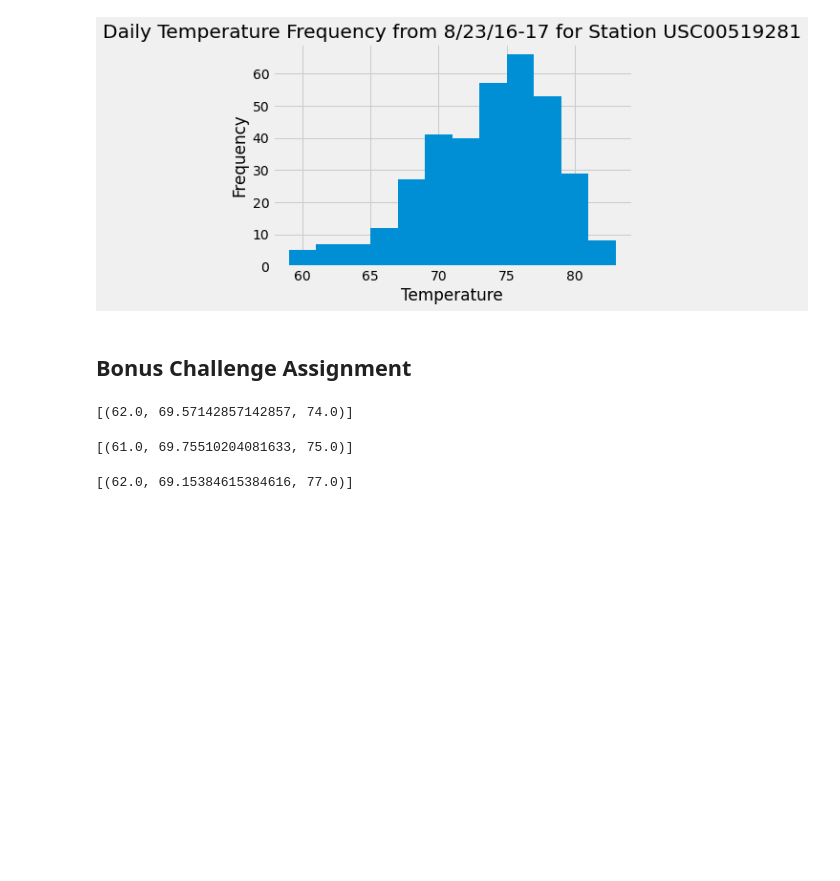
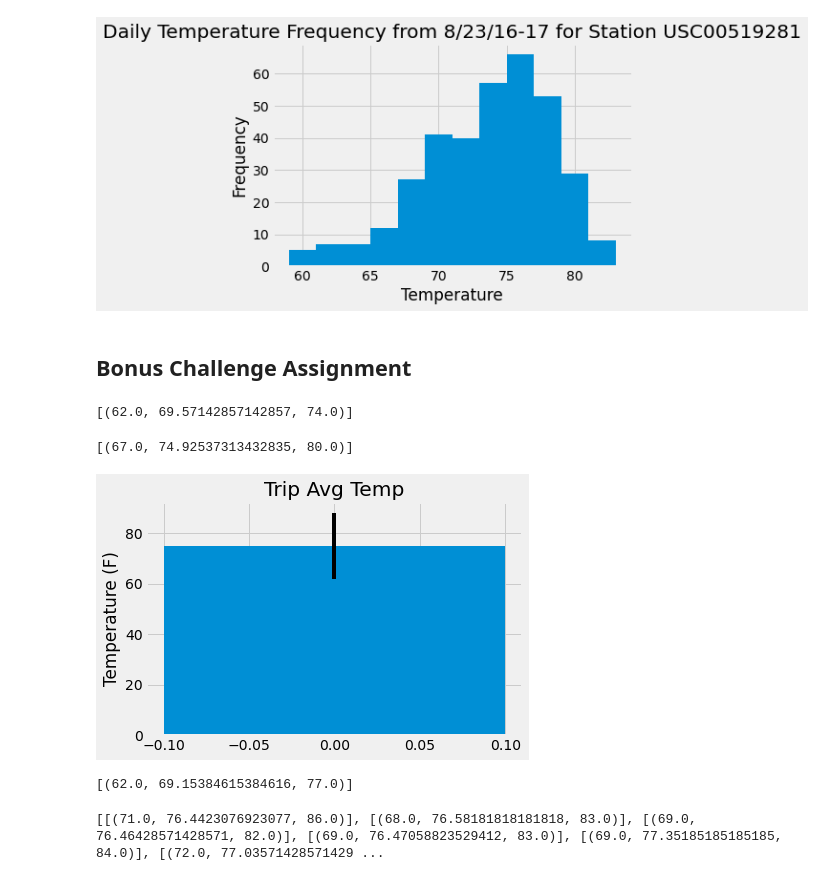
Before and after one commit to trackrun82/sqlalchemy-challenge, a Jupyter notebook: climate_starter.ipynb, the cells around one changed output. Drawn from its saved outputs; the diff is of its cells as text; code cells hidden in the pictures; blank space fills up the shorter version.

```diff
--- a/climate_starter.ipynb
+++ b/climate_starter.ipynb
@@ -228,14 +241,33 @@ print(calc_temps('2012-02-28', '2012-03-05'))
 # %%
 # Use your previous function `calc_temps` to calculate the tmin, tavg, and tmax
 # for your trip using the previous year's data for those same dates.
-print(calc_temps('2011-02-28', '2011-03-05'))
+print(calc_temps('2011-07-26', '2011-08-03'))
 # %% [output]
-[(61.0, 69.75510204081633, 75.0)]
+[(67.0, 74.92537313432835, 80.0)]
+# %%
+trip_temps = calc_temps('2011-07-26', '2011-08-03')
+TAVG = [result[1] for result in trip_temps]
+TMIN = [result[0] for result in trip_temps]
+TMAX = [result[2] for result in trip_temps]
 # %%
 # Plot the results from your previous query as a bar chart.
 # Use "Trip Avg Temp" as your Title
 # Use the average temperature for the y value
+y_value = TAVG[0]
 # Use the peak-to-peak (tmax-tmin) value as the y error bar (yerr)
+y_err = TMAX[0] - TMIN[0]
+# Use Pandas Plotting with Matplotlib to plot the data
+# Create figure and plot space
+
+plt.bar(0, y_value, width = 0.2, yerr=y_err)
+
+plt.ylabel('Temperature (F)')
+plt.title('Trip Avg Temp')
+plt.xticks()
+
+plt.show()
+# %% [output]
+[figure, added]
 # %%
 # Calculate the total amount of rainfall per weather station for your trip dates using the previous year's matching dates.
 # Sort this in descending order by precipitation amount and list the station, name, latitude, longitude, and elevation
@@ -265,9 +297,18 @@ daily_normals("01-01")
 # push each tuple of calculations into a list called `normals`
 
 # Set the start and end date of the trip
-
+start_date = dt.datetime.strptime('2011-07-26',"%Y-%m-%d")
+end_date = dt.datetime.strptime('2011-08-03', "%Y-%m-%d")
 # Use the start and end date to create a range of dates
-
+date_range = (start_date + dt.timedelta(days=x) for x in range(0, (end_date-start_date).days))
 # Stip off the year and save a list of %m-%d strings
-
+dates = []
+for date in date_range:
+    dates.append(date.strftime("%m-%d"))
 # Loop through the list of %m-%d strings and calculate the normals for each date
+normals = []
+for date in dates:
+    normals.append(daily_normals(date))
+print(normals)
+# %% [output]
+[[(71.0, 76.4423076923077, 86.0)], [(68.0, 76.58181818181818, 83.0)], [(69.0, 76.46428571428571, 82.0)], [(69.0, 76.47058823529412, 83.0)], [(69.0, 77.35185185185185, 84.0)], [(72.0, 77.03571428571429 ...
```
Also changed, not shown: parts of 7 cells of this notebook.
